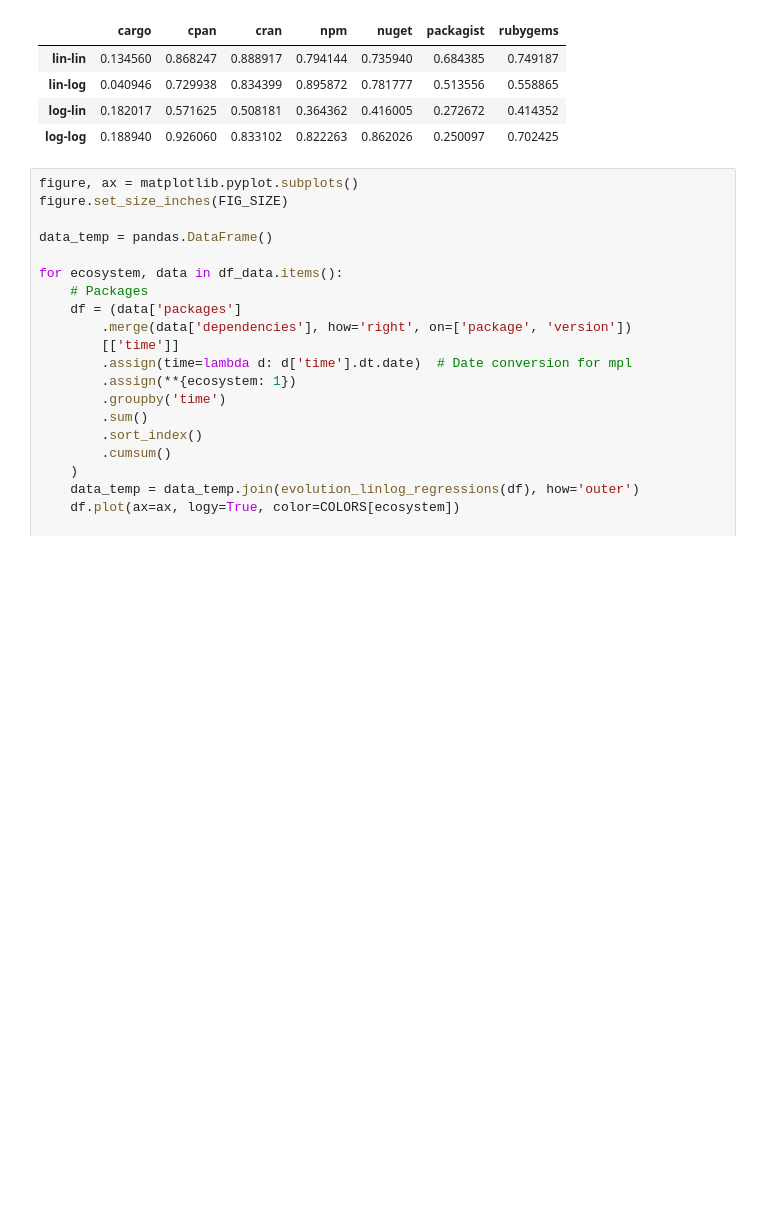
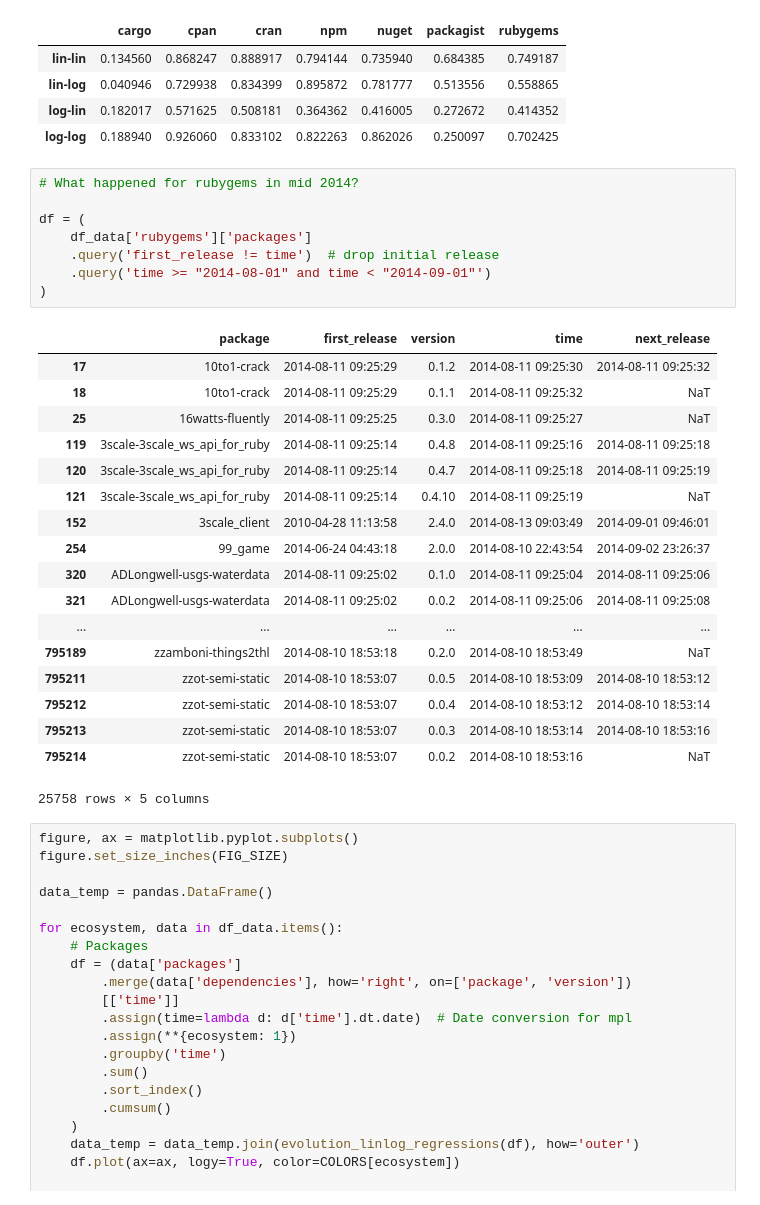
Before and after one commit to AlexandreDecan/ecos-emse, a Jupyter notebook: notebooks/Ecosystem activity.ipynb, the cells around one changed output. Cells and saved outputs as stored; diff of their text form; blank space fills up the shorter version.

```diff
--- a/notebooks/Ecosystem activity.ipynb
+++ b/notebooks/Ecosystem activity.ipynb
@@ -218,6 +282,33 @@ data_temp
 | lin-log | 0.040946 | 0.729938 | 0.834399 | 0.895872 | 0.781777 | 0.513556 | 0.558865 |
 | log-lin | 0.182017 | 0.571625 | 0.508181 | 0.364362 | 0.416005 | 0.272672 | 0.414352 |
 | log-log | 0.188940 | 0.926060 | 0.833102 | 0.822263 | 0.862026 | 0.250097 | 0.702425 |
+# %%
+# What happened for rubygems in mid 2014?
+
+df = (
+    df_data['rubygems']['packages']
+    .query('first_release != time')  # drop initial release
+    .query('time >= "2014-08-01" and time < "2014-09-01"')
+)
+# %% [output]
+|  | package | first_release | version | time | next_release |
+| 17 | 10to1-crack | 2014-08-11 09:25:29 | 0.1.2 | 2014-08-11 09:25:30 | 2014-08-11 09:25:32 |
+| 18 | 10to1-crack | 2014-08-11 09:25:29 | 0.1.1 | 2014-08-11 09:25:32 | NaT |
+| 25 | 16watts-fluently | 2014-08-11 09:25:25 | 0.3.0 | 2014-08-11 09:25:27 | NaT |
+| 119 | 3scale-3scale_ws_api_for_ruby | 2014-08-11 09:25:14 | 0.4.8 | 2014-08-11 09:25:16 | 2014-08-11 09:25:18 |
+| 120 | 3scale-3scale_ws_api_for_ruby | 2014-08-11 09:25:14 | 0.4.7 | 2014-08-11 09:25:18 | 2014-08-11 09:25:19 |
+| 121 | 3scale-3scale_ws_api_for_ruby | 2014-08-11 09:25:14 | 0.4.10 | 2014-08-11 09:25:19 | NaT |
+| 152 | 3scale_client | 2010-04-28 11:13:58 | 2.4.0 | 2014-08-13 09:03:49 | 2014-09-01 09:46:01 |
+| 254 | 99_game | 2014-06-24 04:43:18 | 2.0.0 | 2014-08-10 22:43:54 | 2014-09-02 23:26:37 |
+| 320 | ADLongwell-usgs-waterdata | 2014-08-11 09:25:02 | 0.1.0 | 2014-08-11 09:25:04 | 2014-08-11 09:25:06 |
+| 321 | ADLongwell-usgs-waterdata | 2014-08-11 09:25:02 | 0.0.2 | 2014-08-11 09:25:06 | 2014-08-11 09:25:08 |
+| ... | ... | ... | ... | ... | ... |
+| 795189 | zzamboni-things2thl | 2014-08-10 18:53:18 | 0.2.0 | 2014-08-10 18:53:49 | NaT |
+| 795211 | zzot-semi-static | 2014-08-10 18:53:07 | 0.0.5 | 2014-08-10 18:53:09 | 2014-08-10 18:53:12 |
+| 795212 | zzot-semi-static | 2014-08-10 18:53:07 | 0.0.4 | 2014-08-10 18:53:12 | 2014-08-10 18:53:14 |
+| 795213 | zzot-semi-static | 2014-08-10 18:53:07 | 0.0.3 | 2014-08-10 18:53:14 | 2014-08-10 18:53:16 |
+| 795214 | zzot-semi-static | 2014-08-10 18:53:07 | 0.0.2 | 2014-08-10 18:53:16 | NaT |
+25758 rows × 5 columns
 # %%
 figure, ax = matplotlib.pyplot.subplots()
 figure.set_size_inches(FIG_SIZE)
```
Also changed, not shown: parts of 5 cells of this notebook, 6 other files.
